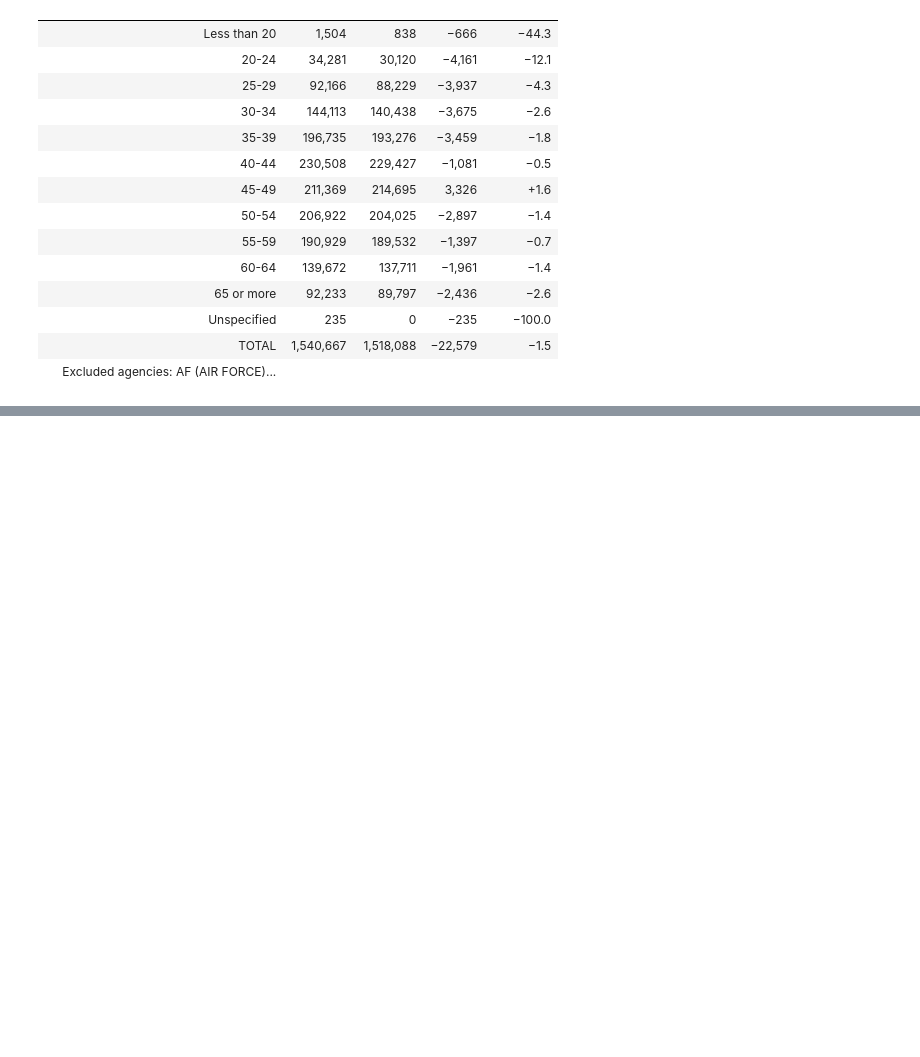
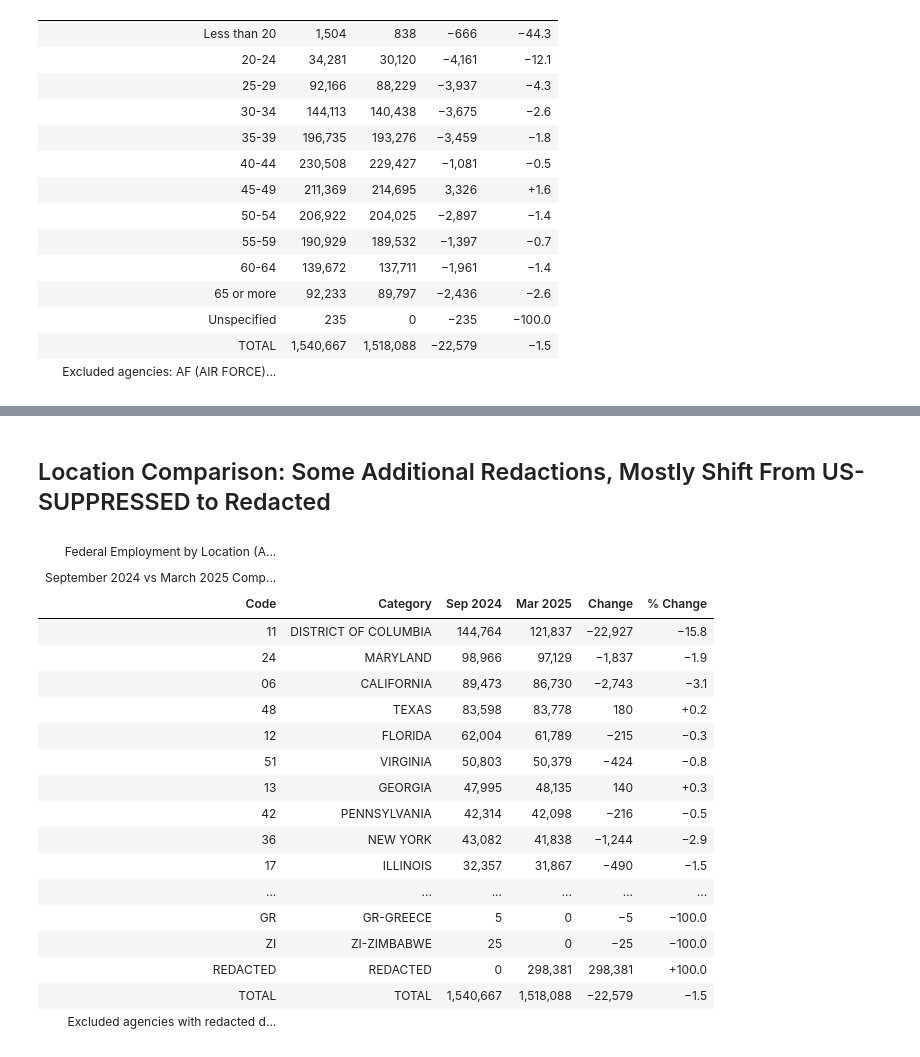
Before and after one commit to abigailhaddad/fedscope_employment, a Jupyter notebook: September 2024 vs March 2025.ipynb, the cells around one changed output, grey strips where cells are left out. Cells and saved outputs as stored; diff of their text form; code cells hidden in the pictures; blank space fills up the shorter version.

Commit message:
additions to notebook

```diff
--- a/September 2024 vs March 2025.ipynb
+++ b/September 2024 vs March 2025.ipynb
@@ -870,0 +1144,25 @@ age_table_clean.show()
+# %% [markdown]
+## Location Comparison: Some Additional Redactions, Mostly Shift From US-SUPPRESSED to Redacted
+# %%
+location_table = create_location_comparison_table(df_march, df_sept)
+location_table.show()
+# %% [output]
+| Federal Employment by Location (A... |  |  |  |  |  |
+| September 2024 vs March 2025 Comp... |  |  |  |  |  |
+| Code | Category | Sep 2024 | Mar 2025 | Change | % Change |
+| 11 | DISTRICT OF COLUMBIA | 144,764 | 121,837 | −22,927 | −15.8 |
+| 24 | MARYLAND | 98,966 | 97,129 | −1,837 | −1.9 |
+| 06 | CALIFORNIA | 89,473 | 86,730 | −2,743 | −3.1 |
+| 48 | TEXAS | 83,598 | 83,778 | 180 | +0.2 |
+| 12 | FLORIDA | 62,004 | 61,789 | −215 | −0.3 |
+| 51 | VIRGINIA | 50,803 | 50,379 | −424 | −0.8 |
+| 13 | GEORGIA | 47,995 | 48,135 | 140 | +0.3 |
+| 42 | PENNSYLVANIA | 42,314 | 42,098 | −216 | −0.5 |
+| 36 | NEW YORK | 43,082 | 41,838 | −1,244 | −2.9 |
+| 17 | ILLINOIS | 32,357 | 31,867 | −490 | −1.5 |
+| ... | ... | ... | ... | ... | ... |
+| GR | GR-GREECE | 5 | 0 | −5 | −100.0 |
+| ZI | ZI-ZIMBABWE | 25 | 0 | −25 | −100.0 |
+| REDACTED | REDACTED | 0 | 298,381 | 298,381 | +100.0 |
+| TOTAL | TOTAL | 1,540,667 | 1,518,088 | −22,579 | −1.5 |
+| Excluded agencies with redacted d... |  |  |  |  |  |
```
Also changed, not shown: parts of 8 cells of this notebook.
